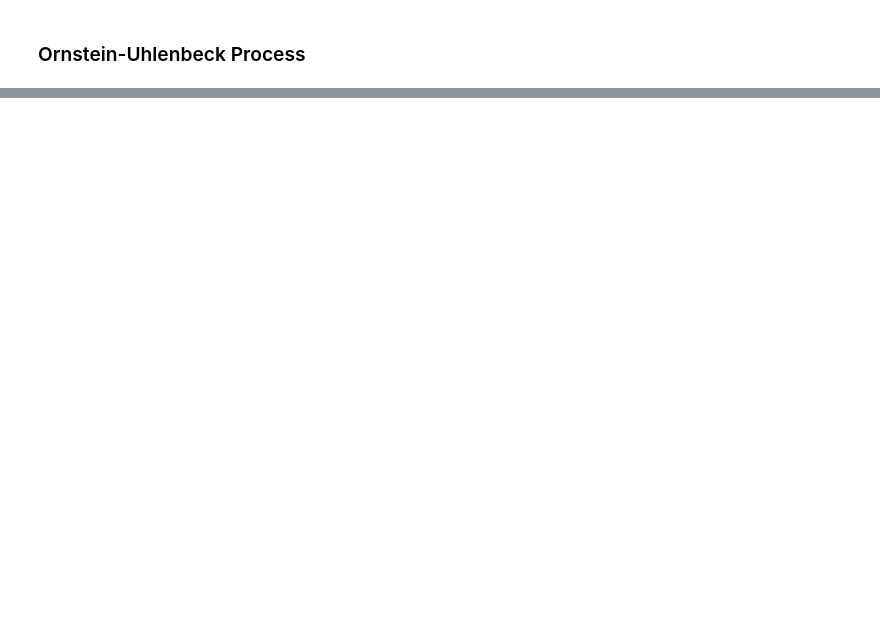
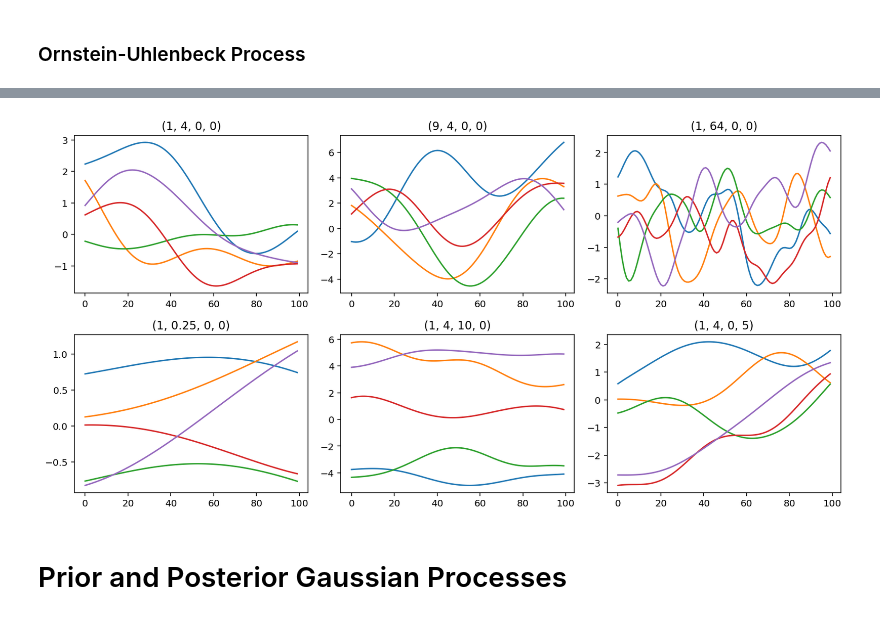
Before and after one commit to gerdm/prml, a Jupyter notebook: chapter6/gaussian-processes.ipynb, the cells around one changed output, grey strips where cells are left out. Cells and saved outputs as stored; diff of their text form; code cells hidden in the pictures; blank space fills up the shorter version.

Commit message:
add posterior process example

```diff
--- a/chapter6/gaussian-processes.ipynb
+++ b/chapter6/gaussian-processes.ipynb
@@ -44,0 +63,16 @@ plt.plot(np.random.multivariate_normal(E, K, size=5).T);
+# %%
+T_collection = [(1, 4, 0, 0), (9, 4, 0, 0), (1, 64, 0, 0),
+                (1, 0.25, 0, 0), (1, 4, 10, 0), (1, 4, 0, 5)]
+
+seed(1643)
+fig, ax = plt.subplots(2, 3, figsize=(12, 6))
+ax = ax.ravel()
+for axi, (t0, t1, t2, t3) in zip(ax, T_collection):
+    K = t0 * np.exp(-t1 / 2 * (x[:, np.newaxis] - x[np.newaxis, :]) ** 2) + t2 + t3 * x[:, np.newaxis] * x[np.newaxis, :]
+    axi.plot(np.random.multivariate_normal(E, K, size=5).T)
+    axi.set_title(f"({t0}, {t1}, {t2}, {t3})")
+plt.tight_layout()
+# %% [output]
+[figure, added]
+# %% [markdown]
+# Prior and Posterior Gaussian Processes
```
Also changed, not shown: parts of 15 cells of this notebook.
